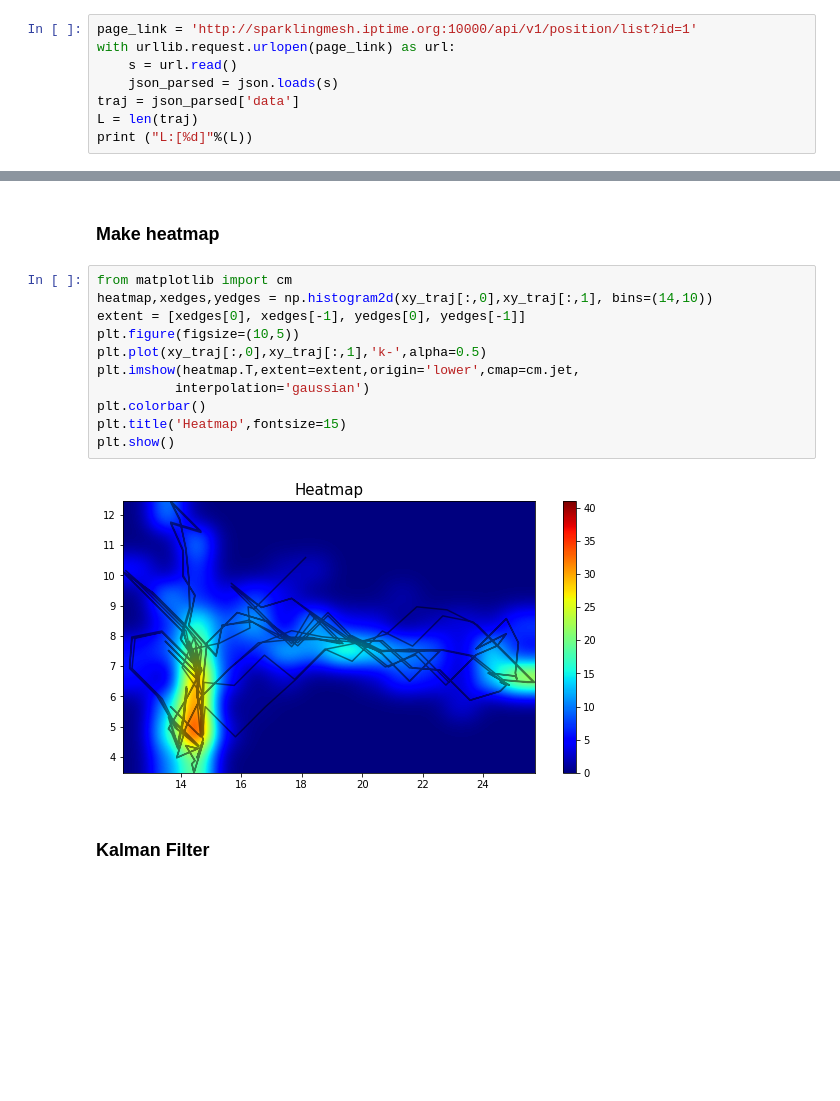
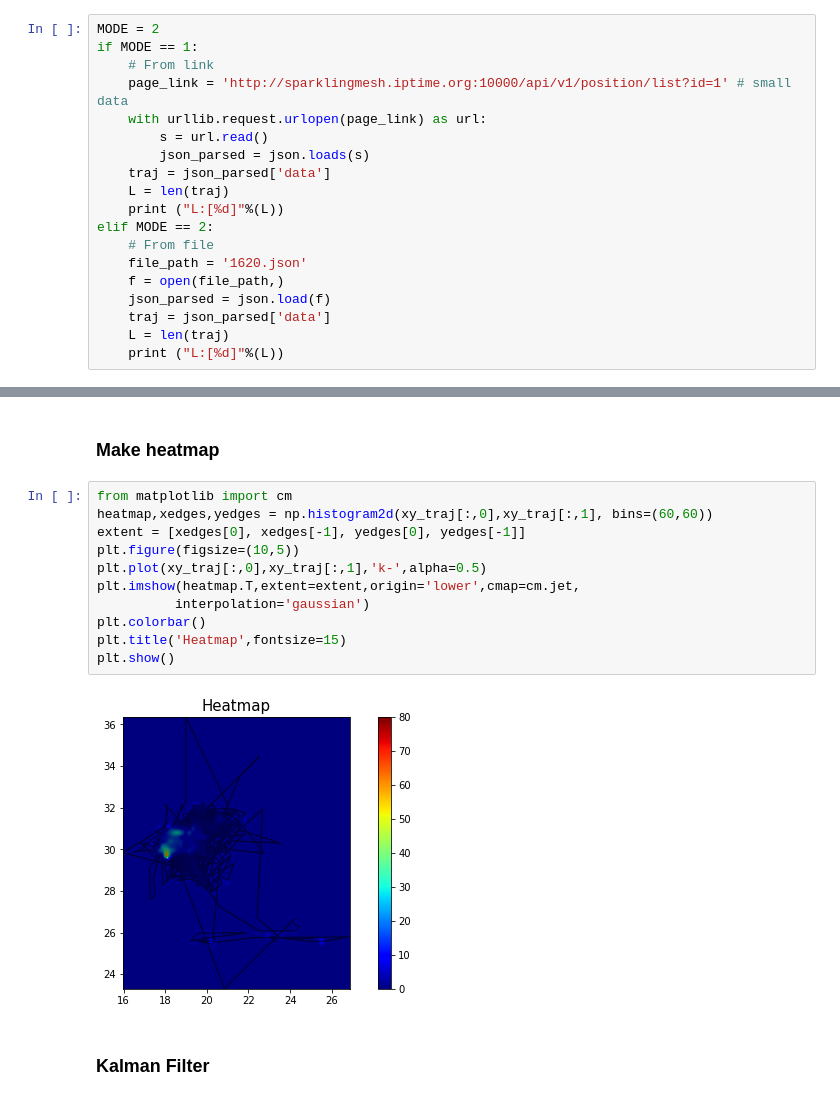
Before and after one commit to sjchoi86/ai_curation, a Jupyter notebook: demo_01_parse_traj.ipynb, the cells around one changed output, grey strips where cells are left out. Cells and saved outputs as stored; diff of their text form; blank space fills up the shorter version.

Commit message:
parse json file

```diff
--- a/demo_01_parse_traj.ipynb
+++ b/demo_01_parse_traj.ipynb
@@ -11,11 +11,22 @@ Packages loaded.
 # %% [markdown]
 ### Parse json
 # %%
-page_link = 'http://sparklingmesh.iptime.org:10000/api/v1/position/list?id=1'
-with urllib.request.urlopen(page_link) as url:
-    s = url.read()
-    json_parsed = json.loads(s)
-traj = json_parsed['data']
-L = len(traj)
-print ("L:[%d]"%(L))
+MODE = 2
+if MODE == 1:
+    # From link
+    page_link = 'http://sparklingmesh.iptime.org:10000/api/v1/position/list?id=1' # small data
+    with urllib.request.urlopen(page_link) as url:
+        s = url.read()
+        json_parsed = json.loads(s)
+    traj = json_parsed['data']
+    L = len(traj)
+    print ("L:[%d]"%(L))
+elif MODE == 2:
+    # From file
+    file_path = '1620.json'
+    f = open(file_path,)
+    json_parsed = json.load(f)
+    traj = json_parsed['data']
+    L = len(traj)
+    print ("L:[%d]"%(L))
 # %% [output]
@@ -110,17 +121,17 @@ plt.show()
 ### Make heatmap
 # %%
 from matplotlib import cm
-heatmap,xedges,yedges = np.histogram2d(xy_traj[:,0],xy_traj[:,1], bins=(14,10))
+heatmap,xedges,yedges = np.histogram2d(xy_traj[:,0],xy_traj[:,1], bins=(60,60))
 extent = [xedges[0], xedges[-1], yedges[0], yedges[-1]]
 plt.figure(figsize=(10,5))
 plt.plot(xy_traj[:,0],xy_traj[:,1],'k-',alpha=0.5)
 plt.imshow(heatmap.T,extent=extent,origin='lower',cmap=cm.jet,
           interpolation='gaussian')
 plt.colorbar()
 plt.title('Heatmap',fontsize=15)
 plt.show()
 # %% [output]
-[figure, old version]
+[figure, new version]
 # %% [markdown]
 ### Kalman Filter
 # %%
```
Also changed, not shown: parts of 7 cells of this notebook, 1 other file.
